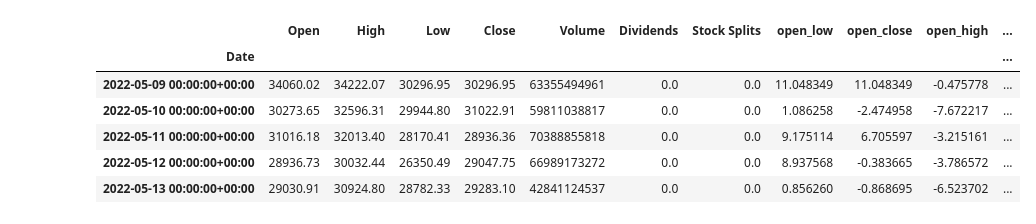
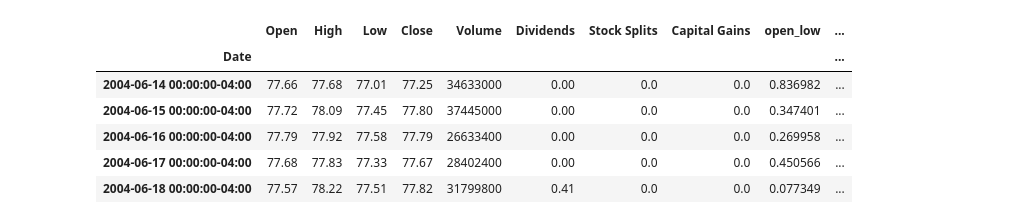
Before and after one commit to jessie-blue/ATS_Development, a Jupyter notebook: Strat_4/vwap.ipynb, the cells around one changed output. Saved outputs shown, nothing was run; the diff lists cells and outputs as text; code cells hidden in the pictures.

```diff
--- a/Strat_4/vwap.ipynb
+++ b/Strat_4/vwap.ipynb
@@ -1,30 +1,32 @@
 # %%
 
 import os
 import pandas as pd
 import numpy as np
 import yfinance as yf
 import mplfinance as mpf
 import matplotlib.pyplot as plt
 import ta
 import talib
 from statsmodels.tsa.stattools import adfuller
+import vectorbt as vbt
 
-from Strat_4.technical_analysis import *
+
+from technical_analysis import *
 from ALGO_KT1 import Preprocessing_functions as pf
 
 
-ticker = "BTC-USD"
-df = pf.downlaod_symbol_data(ticker, period = "24mo")
+ticker = "XLU"
+df = pf.downlaod_symbol_data(ticker, period = "240mo")
 df.head()
 # %% [output]
-|  | Open | High | Low | Close | Volume | Dividends | Stock Splits | open_low | open_close | open_high | ... |
-| Date |  |  |  |  |  |  |  |  |  |  | ... |
-| 2022-05-09 00:00:00+00:00 | 34060.02 | 34222.07 | 30296.95 | 30296.95 | 63355494961 | 0.0 | 0.0 | 11.048349 | 11.048349 | -0.475778 | ... |
-| 2022-05-10 00:00:00+00:00 | 30273.65 | 32596.31 | 29944.80 | 31022.91 | 59811038817 | 0.0 | 0.0 | 1.086258 | -2.474958 | -7.672217 | ... |
-| 2022-05-11 00:00:00+00:00 | 31016.18 | 32013.40 | 28170.41 | 28936.36 | 70388855818 | 0.0 | 0.0 | 9.175114 | 6.705597 | -3.215161 | ... |
-| 2022-05-12 00:00:00+00:00 | 28936.73 | 30032.44 | 26350.49 | 29047.75 | 66989173272 | 0.0 | 0.0 | 8.937568 | -0.383665 | -3.786572 | ... |
-| 2022-05-13 00:00:00+00:00 | 29030.91 | 30924.80 | 28782.33 | 29283.10 | 42841124537 | 0.0 | 0.0 | 0.856260 | -0.868695 | -6.523702 | ... |
+|  | Open | High | Low | Close | Volume | Dividends | Stock Splits | Capital Gains | open_low | ... |
+| Date |  |  |  |  |  |  |  |  |  | ... |
+| 2004-06-14 00:00:00-04:00 | 77.66 | 77.68 | 77.01 | 77.25 | 34633000 | 0.00 | 0.0 | 0.0 | 0.836982 | ... |
+| 2004-06-15 00:00:00-04:00 | 77.72 | 78.09 | 77.45 | 77.80 | 37445000 | 0.00 | 0.0 | 0.0 | 0.347401 | ... |
+| 2004-06-16 00:00:00-04:00 | 77.79 | 77.92 | 77.58 | 77.79 | 26633400 | 0.00 | 0.0 | 0.0 | 0.269958 | ... |
+| 2004-06-17 00:00:00-04:00 | 77.68 | 77.83 | 77.33 | 77.67 | 28402400 | 0.00 | 0.0 | 0.0 | 0.450566 | ... |
+| 2004-06-18 00:00:00-04:00 | 77.57 | 78.22 | 77.51 | 77.82 | 31799800 | 0.41 | 0.0 | 0.0 | 0.077349 | ... |
 # %%
 
 #df = ROC(df)
```
Also changed, not shown: parts of 9 cells of this notebook, 12 other files.
